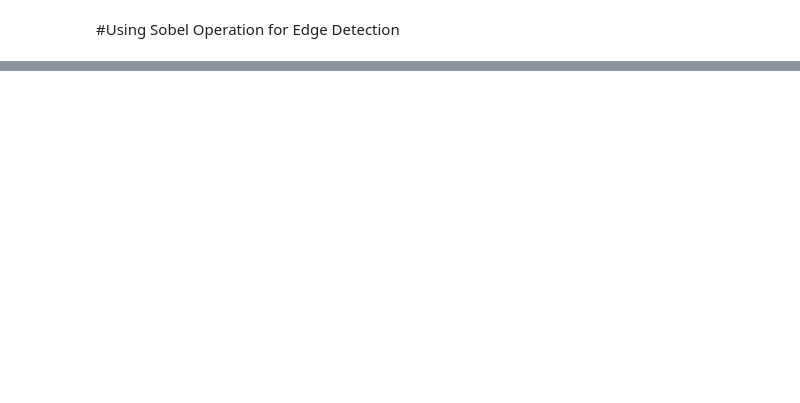
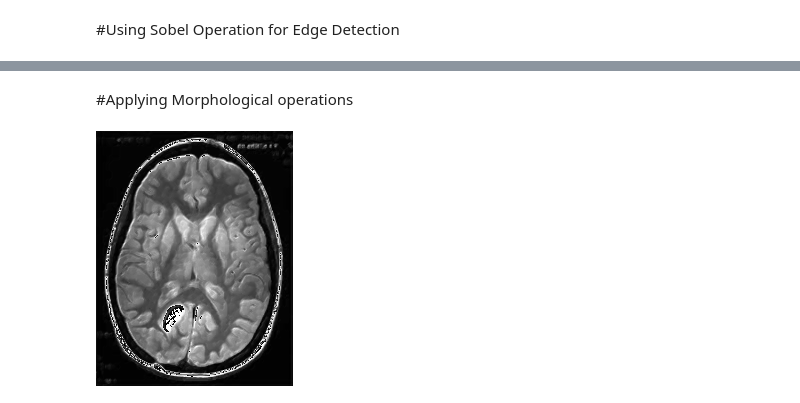
Before and after one commit to chauhan17nitin/Detection-of-Brain-Tumors, a Jupyter notebook: Image_processing.ipynb, the cells around one changed output, grey strips where cells are left out. Saved outputs shown, nothing was run; the diff lists cells and outputs as text; code cells hidden in the pictures; blank space fills up the shorter version.

```diff
--- a/Image_processing.ipynb
+++ b/Image_processing.ipynb
@@ -95,0 +62,8 @@ cv2_imshow(gauss_highpass)
+# %% [markdown]
+#Applying Morphological operations
+# %%
+# combining edged image to the median image
+image = edges+median
+cv2_imshow(edges+median)
+# %% [output]
+[figure, added]
```
Also changed, not shown: parts of 24 cells of this notebook.
